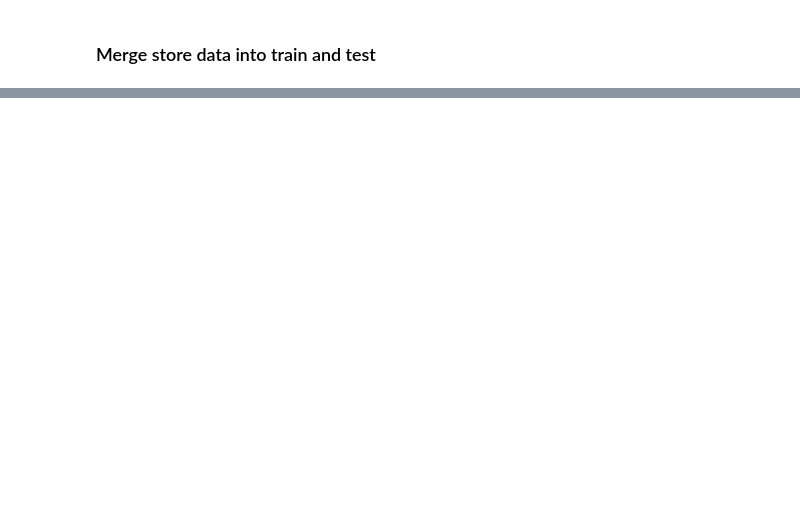
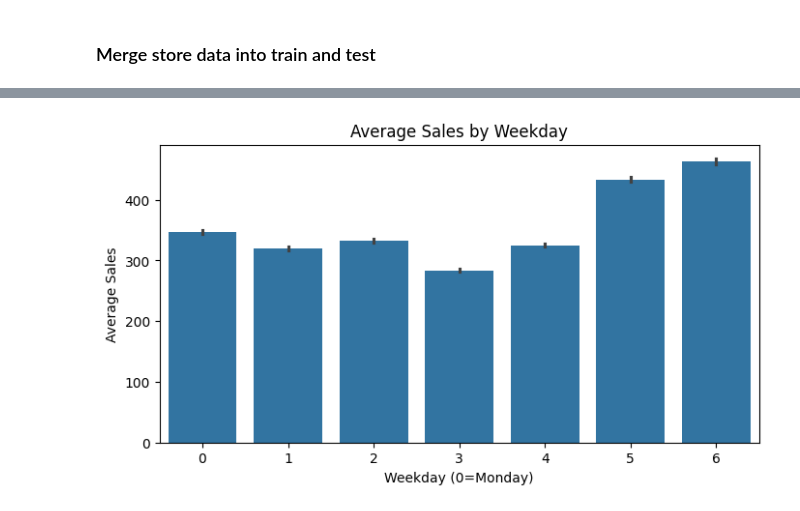
Before and after one commit to JQK1806/store-sales-time-series-forecasting, a Jupyter notebook: notebooks/main.ipynb, the cells around one changed output, grey strips where cells are left out. Cells and saved outputs as stored; diff of their text form; code cells hidden in the pictures; blank space fills up the shorter version.

```diff
--- a/notebooks/main.ipynb
+++ b/notebooks/main.ipynb
@@ -115,0 +144,9 @@ test = test.merge(stores, on='store_nbr', how='left')
+# %%
+plt.figure(figsize=(8,4))
+sns.barplot(x='weekday', y='sales', data=train)
+plt.title('Average Sales by Weekday')
+plt.xlabel('Weekday (0=Monday)')
+plt.ylabel('Average Sales')
+plt.show()
+# %% [output]
+[figure, added]
```
Also changed, not shown: parts of 6 cells of this notebook.
